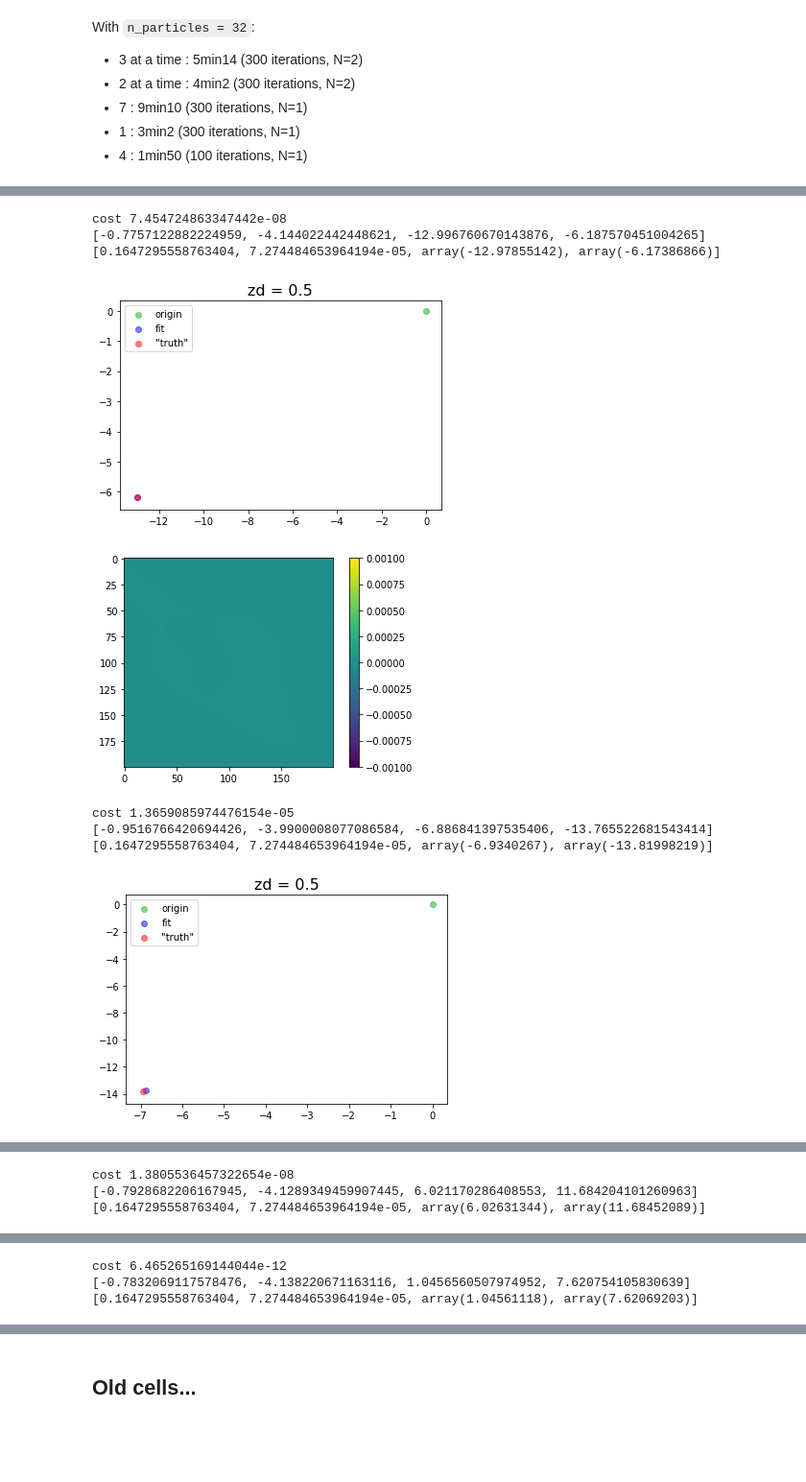
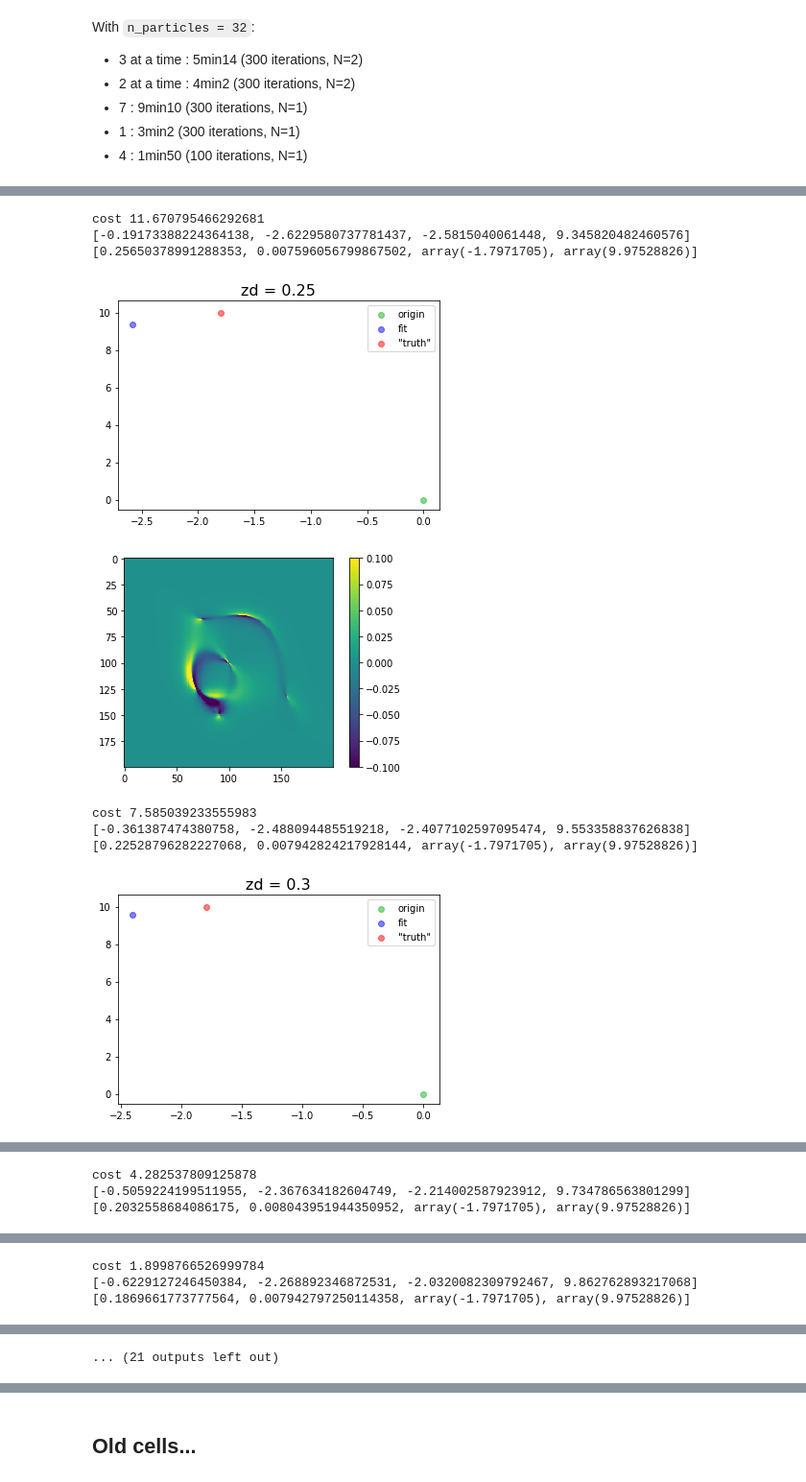
Before and after one commit to acagansengul/interlopers, a Jupyter notebook: pso_meff.ipynb, the cells around one changed output, grey strips where cells are left out. Shown: that part at 96% size. Saved outputs shown, nothing was run; the diff lists cells and outputs as text; code cells hidden in the pictures; blank space fills up the shorter version.

```diff
--- a/pso_meff.ipynb
+++ b/pso_meff.ipynb
@@ -98,3 +108,6 @@ With `n_particles = 32`:
 * 4 : 1min50 (100 iterations, N=1)
 # %%
 pso_fit_list = pso_fit_callback_list2.liszt
+# %%
+for pso_fit in pso_fit_list:
+    print(pso_fit.almost_truth_args)
@@ -100,0 +134,4 @@ pso_fit_list = pso_fit_callback_list2.liszt
+# %%
+mydict = {}
+for zd, seed, pso_fit in zip(zds, seeds, pso_fit_list):
+    mydict[(zd,seed)] = pso_fit
@@ -100,0 +151,2 @@ pso_fit_list = pso_fit_callback_list2.liszt
+# %%
+vmin = -.1; vmax=.1
@@ -142,6 +244,6 @@ for zd, pso_fit in zip(zds, pso_fit_list):
     plt.plot(pso_fit.cost_history)
     plt.gca().set_yscale('log')
     plt.gca().tick_params(right=True, top=True, direction='in')
-    plt.ylim(1e-7,.1)
+    plt.ylim(1e-6,1e2)
     plt.show()
 # %% [output]
@@ -156,35 +263,34 @@ zd 0.5 (6.465265169144044e-12)
 # %%
-vmin = -.001; vmax=.001
 for zd,pf in zip(zds, pso_fit_list):
     nfw_idx = 2 if zl < zd else 1 # index of first nfw lens
     almost_truth_args = ([pf.image_obj.rsang, pf.image_obj.alphars]
                      +[pf.image_obj.kwargs_lens[nfw_idx+i]['center_x'] for i in range(pf.N)]
                      +[pf.image_obj.kwargs_lens[nfw_idx+i]['center_y'] for i in range(pf.N)])
     print('cost', pf.cost)
     print(list(pf.pos))
     print(list(almost_truth_args))
 
     plt.scatter([0],[0], color='xkcd:green', label='origin', alpha=.5)
     for idx in range(2,2+pf.N):
         plt.scatter(pf.pos[idx],pf.pos[idx+pf.N], color='blue', alpha=.5,
                     label='fit' if idx==2 else None)
         plt.scatter(almost_truth_args[idx], almost_truth_args[idx+pf.N], color='red', alpha=.5,
                     label='"truth"' if idx==2 else None)
     plt.legend()
     plt.title('zd = {}'.format(zd),fontsize=16)
     plt.show()
 
     masked = pf.image-pf.pso_img
     masked[100][100] = 0
     plt.imshow(masked, vmin=vmin, vmax=vmax); plt.colorbar()
     plt.show()
 # %% [output]
-cost 7.454724863347442e-08
-[-0.7757122882224959, -4.144022442448621, -12.996760670143876, -6.187570451004265]
-[0.1647295558763404, 7.274484653964194e-05, array(-12.97855142), array(-6.17386866)]
+cost 11.670795466292681
+[-0.19173388224364138, -2.6229580737781437, -2.5815040061448, 9.345820482460576]
+[0.25650378991288353, 0.007596056799867502, array(-1.7971705), array(9.97528826)]
-[figure, old version]
+[figure, new version]
-[figure, old version]
+[figure, new version]
-cost 1.3659085974476154e-05
-[-0.9516766420694426, -3.9900008077086584, -6.886841397535406, -13.765522681543414]
-[0.1647295558763404, 7.274484653964194e-05, array(-6.9340267), array(-13.81998219)]
+cost 7.585039233555983
+[-0.361387474380758, -2.488094485519218, -2.4077102597095474, 9.553358837626838]
+[0.22528796282227068, 0.007942824217928144, array(-1.7971705), array(9.97528826)]
-[figure, old version]
+[figure, new version]
@@ -192,3 +298,3 @@ cost 1.3659085974476154e-05
-cost 1.3805536457322654e-08
-[-0.7928682206167945, -4.1289349459907445, 6.021170286408553, 11.684204101260963]
-[0.1647295558763404, 7.274484653964194e-05, array(6.02631344), array(11.68452089)]
+cost 4.282537809125878
+[-0.5059224199511955, -2.367634182604749, -2.214002587923912, 9.734786563801299]
+[0.2032558684086175, 0.008043951944350952, array(-1.7971705), array(9.97528826)]
@@ -197,3 +303,3 @@ cost 1.3805536457322654e-08
-cost 6.465265169144044e-12
-[-0.7832069117578476, -4.138220671163116, 1.0456560507974952, 7.620754105830639]
-[0.1647295558763404, 7.274484653964194e-05, array(1.04561118), array(7.62069203)]
+cost 1.8998766526999784
+[-0.6229127246450384, -2.268892346872531, -2.0320082309792467, 9.862762893217068]
+[0.1869661773777564, 0.007942797250114358, array(-1.7971705), array(9.97528826)]
@@ -201,0 +308 @@ cost 6.465265169144044e-12
+... (21 outputs left out)
```
Also changed, not shown: parts of 26 cells of this notebook, 4 other files.
